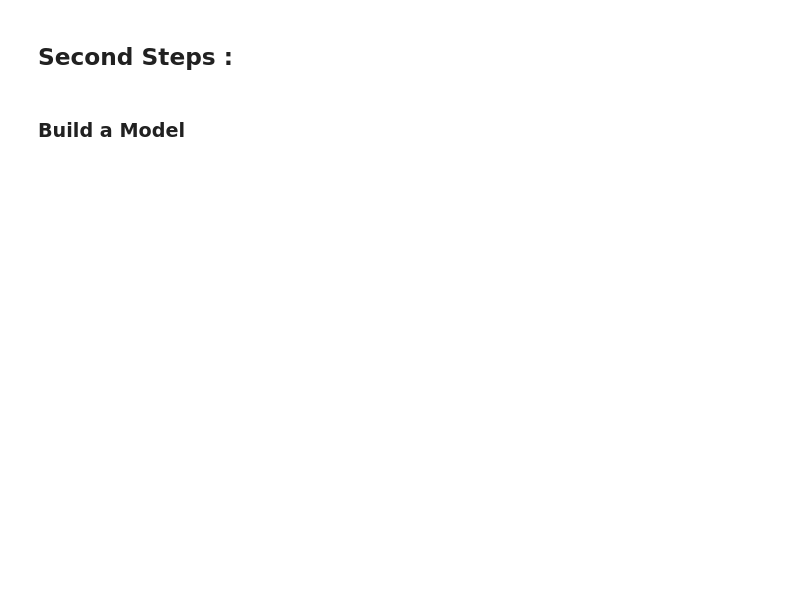
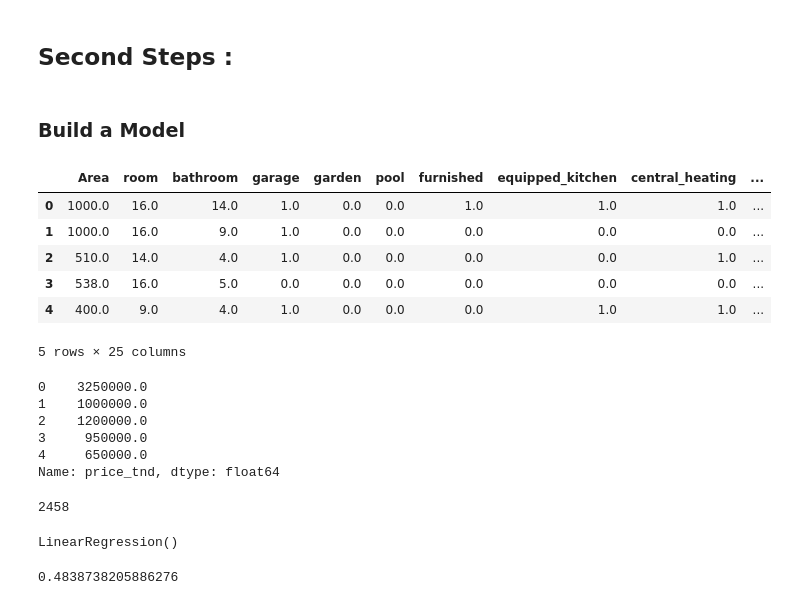
Before and after one commit to IMHAMEDBOUJEMAA/Master_Course_1_2, a Jupyter notebook: 10_projects/1_House_prediction_price_in_tunisia/3_jupyterNotebook/house prediction price project .ipynb, the cells around one changed output. Cells and saved outputs as stored; diff of their text form; code cells hidden in the pictures; blank space fills up the shorter version.

```diff
--- a/10_projects/1_House_prediction_price_in_tunisia/3_jupyterNotebook/house prediction price project .ipynb
+++ b/10_projects/1_House_prediction_price_in_tunisia/3_jupyterNotebook/house prediction price project .ipynb
@@ -139,3 +139,28 @@ df3.head(5)
 ## Second Steps :
 # %% [markdown]
 ### Build a Model
+# %%
+X = df3.drop(['price_tnd'],axis='columns')
+X.head()
+# %% [output]
+|  | Area | room | bathroom | garage | garden | pool | furnished | equipped_kitchen | central_heating | ... |
+| 0 | 1000.0 | 16.0 | 14.0 | 1.0 | 0.0 | 0.0 | 1.0 | 1.0 | 1.0 | ... |
+| 1 | 1000.0 | 16.0 | 9.0 | 1.0 | 0.0 | 0.0 | 0.0 | 0.0 | 0.0 | ... |
+| 2 | 510.0 | 14.0 | 4.0 | 1.0 | 0.0 | 0.0 | 0.0 | 0.0 | 1.0 | ... |
+| 3 | 538.0 | 16.0 | 5.0 | 0.0 | 0.0 | 0.0 | 0.0 | 0.0 | 0.0 | ... |
+| 4 | 400.0 | 9.0 | 4.0 | 1.0 | 0.0 | 0.0 | 0.0 | 1.0 | 1.0 | ... |
+5 rows × 25 columns
+# %%
+y = df3.price_tnd
+y.head()
+# %% [output]
+0    3250000.0
+1    1000000.0
+2    1200000.0
+3     950000.0
+4     650000.0
+Name: price_tnd, dtype: float64
+# %%
+len(y)
+# %% [output]
+2458
@@ -141,0 +170,10 @@ df3.head(5)
+# %%
+from sklearn.linear_model import LinearRegression
+lr_clf = LinearRegression()
+lr_clf.fit(X_train,y_train)
+# %% [output]
+LinearRegression()
+# %%
+lr_clf.score(X_test,y_test)
+# %% [output]
+0.4838738205886276
```
Also changed, not shown: parts of 11 cells of this notebook.
